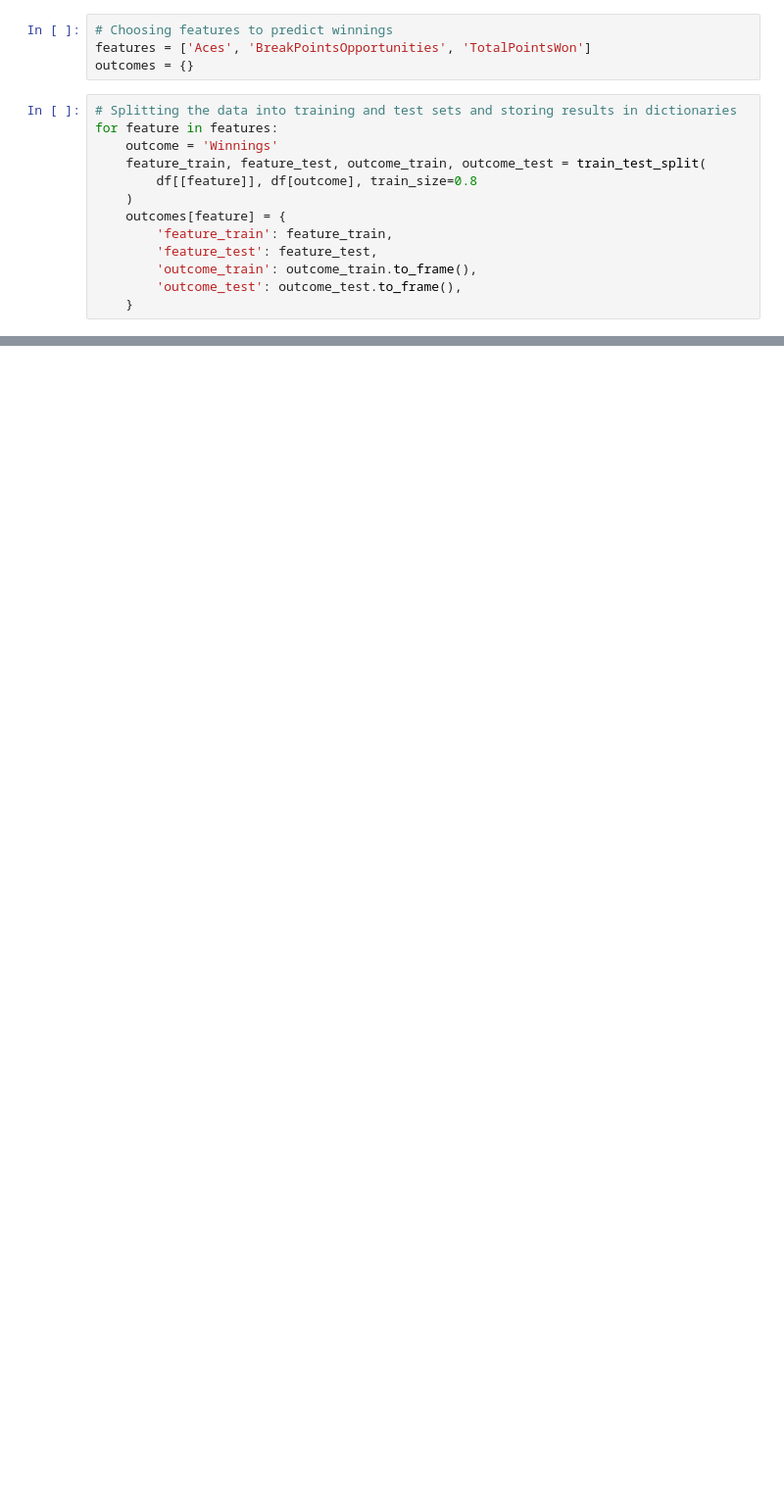
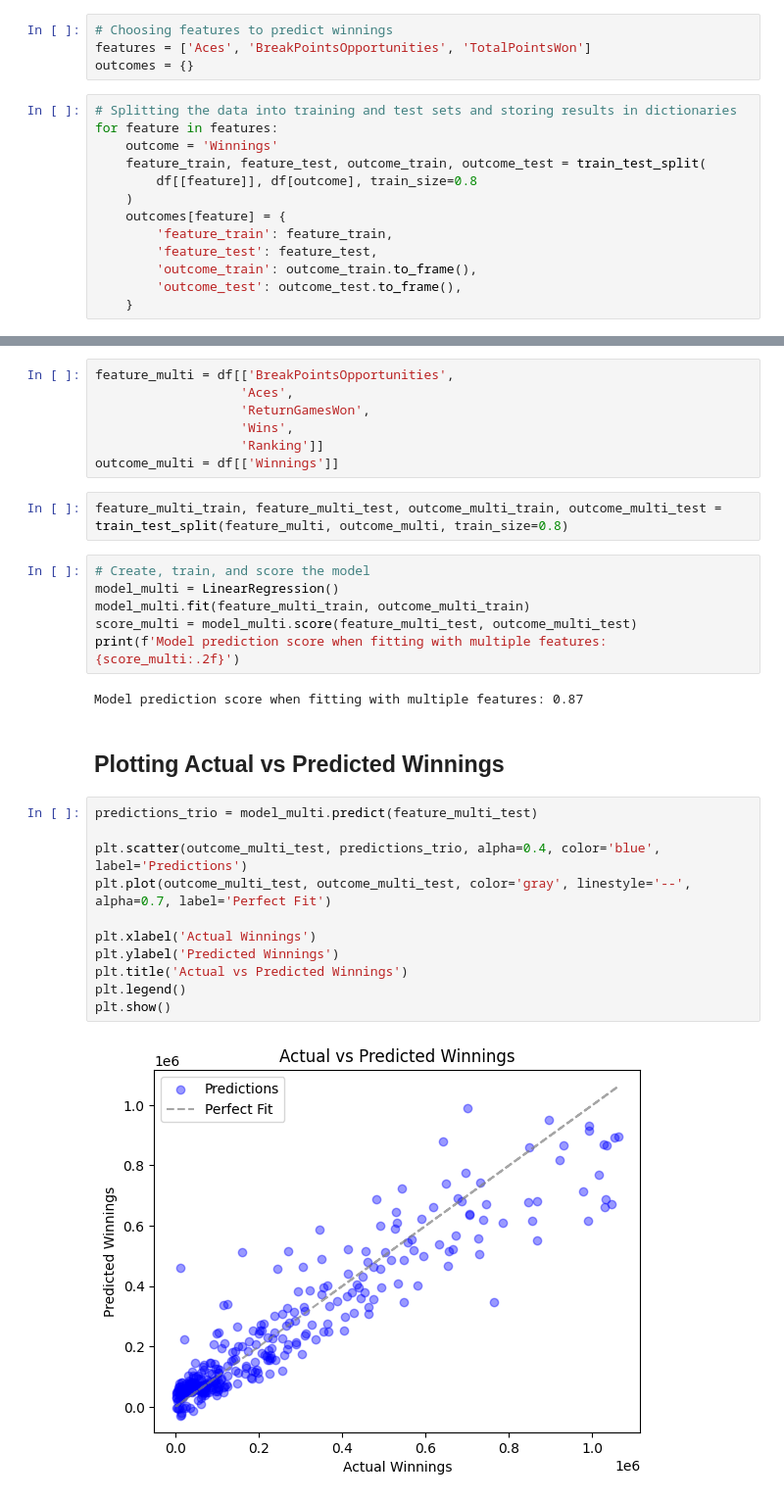
Before and after one commit to alanjameschapman/tennis_ace, a Jupyter notebook: notebook.ipynb, the cells around one changed output, grey strips where cells are left out. Shown: that part at 98% size. Cells and saved outputs as stored; diff of their text form; blank space fills up the shorter version.

```diff
--- a/notebook.ipynb
+++ b/notebook.ipynb
@@ -144,0 +219,32 @@ Comparing the line against the data points, we see that the model under-predicts
+# %%
+feature_multi = df[['BreakPointsOpportunities',
+                   'Aces',
+                   'ReturnGamesWon',
+                   'Wins',
+                   'Ranking']]
+outcome_multi = df[['Winnings']]
+# %%
+feature_multi_train, feature_multi_test, outcome_multi_train, outcome_multi_test = train_test_split(feature_multi, outcome_multi, train_size=0.8)
+# %%
+# Create, train, and score the model
+model_multi = LinearRegression()
+model_multi.fit(feature_multi_train, outcome_multi_train)
+score_multi = model_multi.score(feature_multi_test, outcome_multi_test)
+print(f'Model prediction score when fitting with multiple features: {score_multi:.2f}')
+# %% [output]
+Model prediction score when fitting with multiple features: 0.87
+# %% [markdown]
+## Plotting Actual vs Predicted Winnings
+# %%
+predictions_trio = model_multi.predict(feature_multi_test)
+
+plt.scatter(outcome_multi_test, predictions_trio, alpha=0.4, color='blue', label='Predictions')
+plt.plot(outcome_multi_test, outcome_multi_test, color='gray', linestyle='--', alpha=0.7, label='Perfect Fit')
+
+plt.xlabel('Actual Winnings')
+plt.ylabel('Predicted Winnings')
+plt.title('Actual vs Predicted Winnings')
+plt.legend()
+plt.show()
+# %% [output]
+[figure, added]
```
Also changed, not shown: parts of 28 cells of this notebook, 1 other file.
